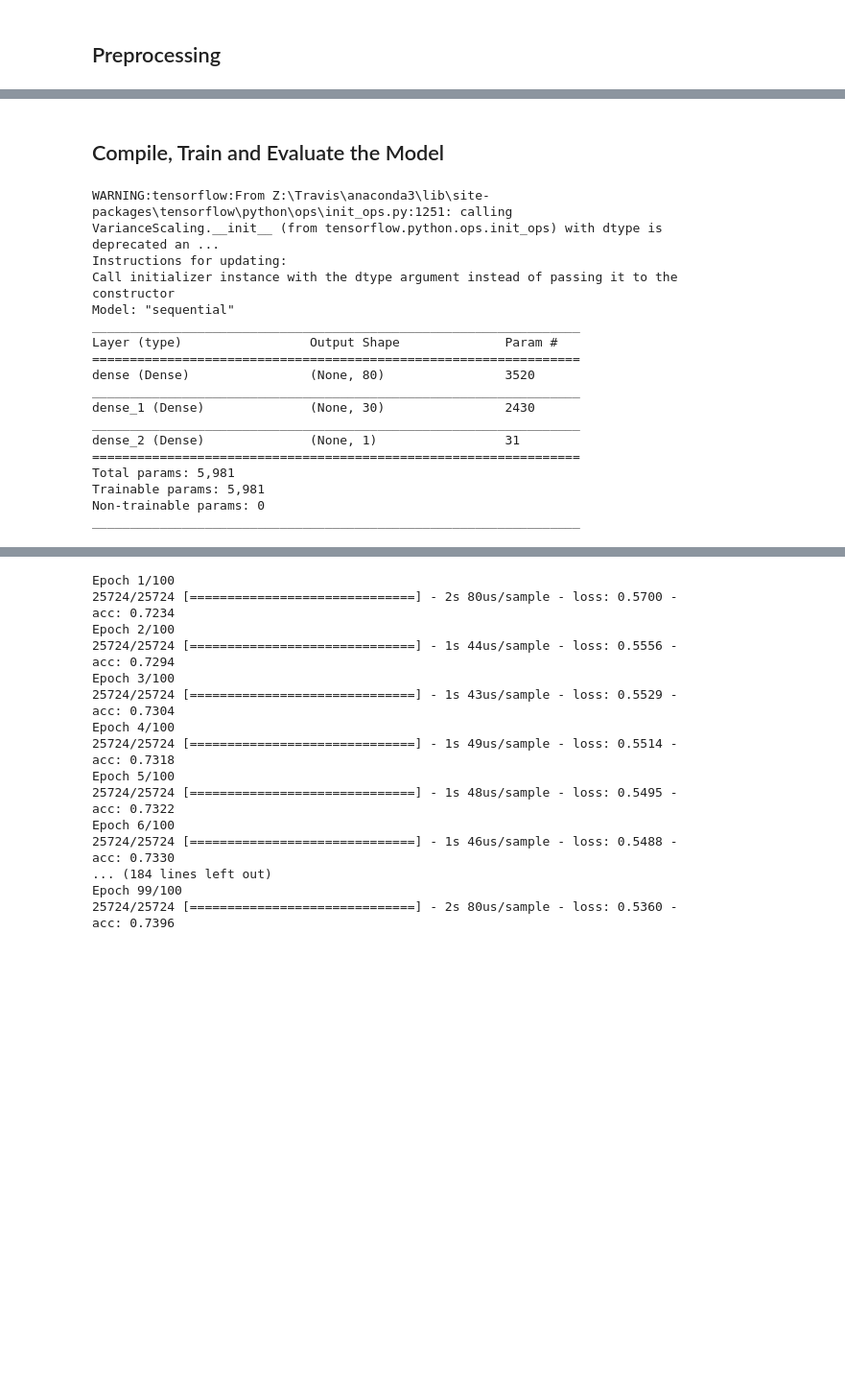
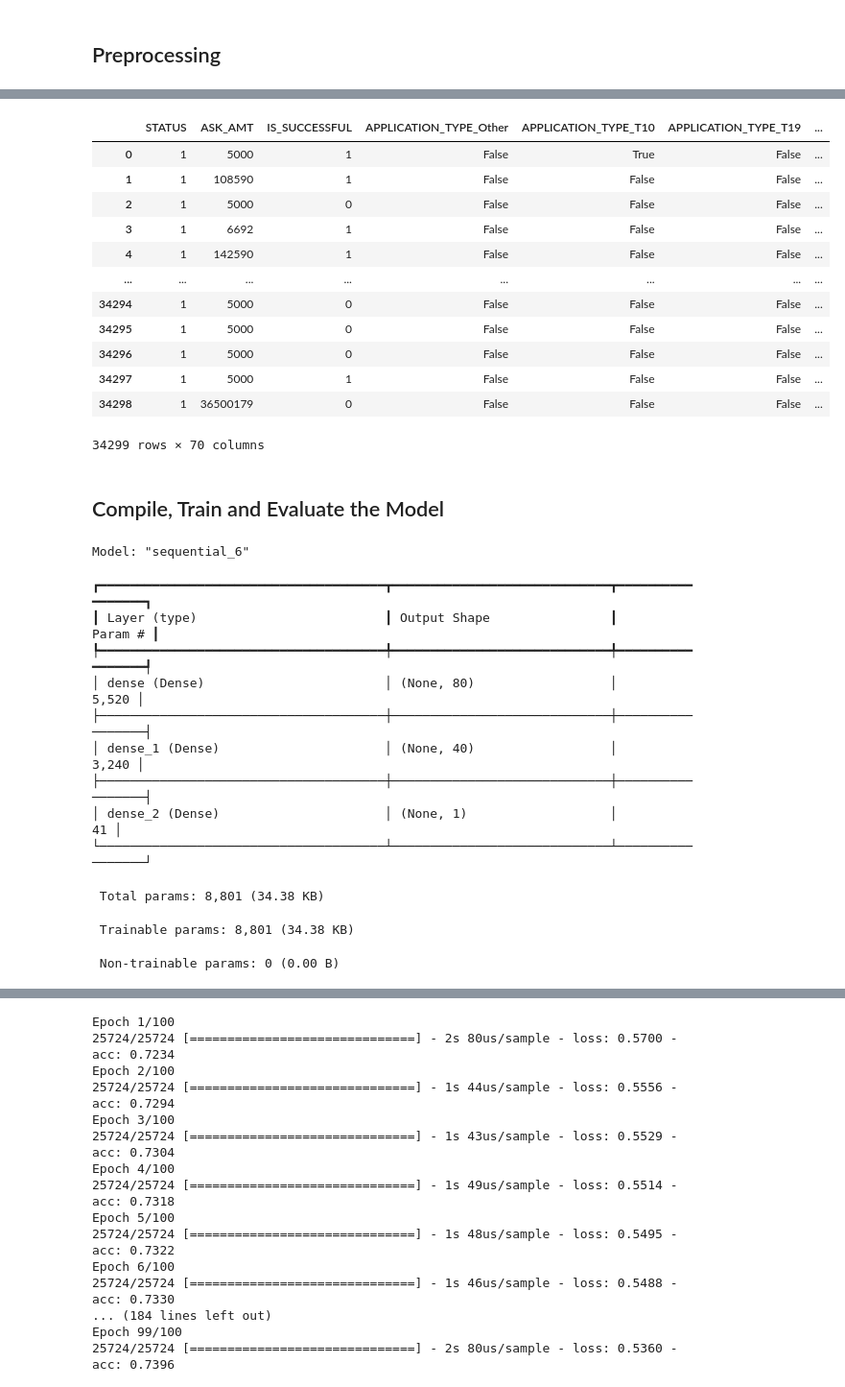
Before and after one commit to cardenasroger/deep-learning-challenge-module-21, a Jupyter notebook: Module 21/Starter_Code.ipynb, the cells around one changed output, grey strips where cells are left out. Shown: that part at 96% size. Drawn from its saved outputs; the diff is of its cells as text; code cells hidden in the pictures; blank space fills up the shorter version.

```diff
--- a/Module 21/Starter_Code.ipynb
+++ b/Module 21/Starter_Code.ipynb
@@ -61,7 +79,7 @@ Name: APPLICATION_TYPE, dtype: int64
 # %%
 # Choose a cutoff value and create a list of application types to be replaced
 # use the variable name `application_types_to_replace`
-#  YOUR CODE GOES HERE
+application_types_to_replace = list(app_type_count_df[app_type_count_df < 500].index)
 
 # Replace in dataframe
 for app in application_types_to_replace:
@@ -83,4 +103,5 @@ Name: APPLICATION_TYPE, dtype: int64
 # %%
 # Look at CLASSIFICATION value counts to identify and replace with "Other"
-#  YOUR CODE GOES HERE
+classification = application_df['CLASSIFICATION'].value_counts()
+classification
 # %% [output]
@@ -99,4 +123,5 @@ Name: CLASSIFICATION, Length: 71, dtype: int64
 # %%
 # You may find it helpful to look at CLASSIFICATION value counts >1
-#  YOUR CODE GOES HERE
+class_value = classification.loc[classification > 1]
+class_value
 # %% [output]
@@ -120,7 +147,7 @@ Name: CLASSIFICATION, dtype: int64
 # %%
 # Choose a cutoff value and create a list of classifications to be replaced
 # use the variable name `classifications_to_replace`
-#  YOUR CODE GOES HERE
+classifications_to_replace = list(class_value[class_value < 1000].index)
 
 # Replace in dataframe
 for cls in classifications_to_replace:
@@ -139,5 +178,20 @@ Name: CLASSIFICATION, dtype: int64
 # %%
 # Convert categorical data to numeric with `pd.get_dummies`
-#  YOUR CODE GOES HERE
+dummies_df = pd.get_dummies(application_df)
+dummies_df
+# %% [output]
+|  | STATUS | ASK_AMT | IS_SUCCESSFUL | APPLICATION_TYPE_Other | APPLICATION_TYPE_T10 | APPLICATION_TYPE_T19 | ... |
+| 0 | 1 | 5000 | 1 | False | True | False | ... |
+| 1 | 1 | 108590 | 1 | False | False | False | ... |
+| 2 | 1 | 5000 | 0 | False | False | False | ... |
+| 3 | 1 | 6692 | 1 | False | False | False | ... |
+| 4 | 1 | 142590 | 1 | False | False | False | ... |
+| ... | ... | ... | ... | ... | ... | ... | ... |
+| 34294 | 1 | 5000 | 0 | False | False | False | ... |
+| 34295 | 1 | 5000 | 0 | False | False | False | ... |
+| 34296 | 1 | 5000 | 0 | False | False | False | ... |
+| 34297 | 1 | 5000 | 1 | False | False | False | ... |
+| 34298 | 1 | 36500179 | 0 | False | False | False | ... |
+34299 rows × 70 columns
 # %%
 # Split our preprocessed data into our features and target arrays
@@ -159,36 +214,31 @@ X_test_scaled = X_scaler.transform(X_test)
 ## Compile, Train and Evaluate the Model
 # %%
 # Define the model - deep neural net, i.e., the number of input features and hidden nodes for each layer.
-#  YOUR CODE GOES HERE
 
 nn = tf.keras.models.Sequential()
 
 # First hidden layer
-#  YOUR CODE GOES HERE
+nn.add(tf.keras.layers.Dense(units=80, activation="relu", input_dim=input_features))
 
 # Second hidden layer
-#  YOUR CODE GOES HERE
+nn.add(tf.keras.layers.Dense(units=40, activation="relu"))
 
 # Output layer
-#  YOUR CODE GOES HERE
+nn.add(tf.keras.layers.Dense(units=1, activation="sigmoid"))
 
 # Check the structure of the model
 nn.summary()
 # %% [output]
-WARNING:tensorflow:From Z:\Travis\anaconda3\lib\site-packages\tensorflow\python\ops\init_ops.py:1251: calling VarianceScaling.__init__ (from tensorflow.python.ops.init_ops) with dtype is deprecated an ...
-Instructions for updating:
-Call initializer instance with the dtype argument instead of passing it to the constructor
-Model: "sequential"
-_________________________________________________________________
-Layer (type)                 Output Shape              Param #
-=================================================================
-dense (Dense)                (None, 80)                3520
-_________________________________________________________________
-dense_1 (Dense)              (None, 30)                2430
-_________________________________________________________________
-dense_2 (Dense)              (None, 1)                 31
-=================================================================
-Total params: 5,981
-Trainable params: 5,981
-Non-trainable params: 0
-_________________________________________________________________
+Model: "sequential_6"
+┏━━━━━━━━━━━━━━━━━━━━━━━━━━━━━━━━━━━━━━┳━━━━━━━━━━━━━━━━━━━━━━━━━━━━━┳━━━━━━━━━━━━━━━━━┓
+┃ Layer (type)                         ┃ Output Shape                ┃         Param # ┃
+┡━━━━━━━━━━━━━━━━━━━━━━━━━━━━━━━━━━━━━━╇━━━━━━━━━━━━━━━━━━━━━━━━━━━━━╇━━━━━━━━━━━━━━━━━┩
+│ dense (Dense)                        │ (None, 80)                  │           5,520 │
+├──────────────────────────────────────┼─────────────────────────────┼─────────────────┤
+│ dense_1 (Dense)                      │ (None, 40)                  │           3,240 │
+├──────────────────────────────────────┼─────────────────────────────┼─────────────────┤
+│ dense_2 (Dense)                      │ (None, 1)                   │              41 │
+└──────────────────────────────────────┴─────────────────────────────┴─────────────────┘
+ Total params: 8,801 (34.38 KB)
+ Trainable params: 8,801 (34.38 KB)
+ Non-trainable params: 0 (0.00 B)
```
Also changed, not shown: parts of 14 cells of this notebook.
